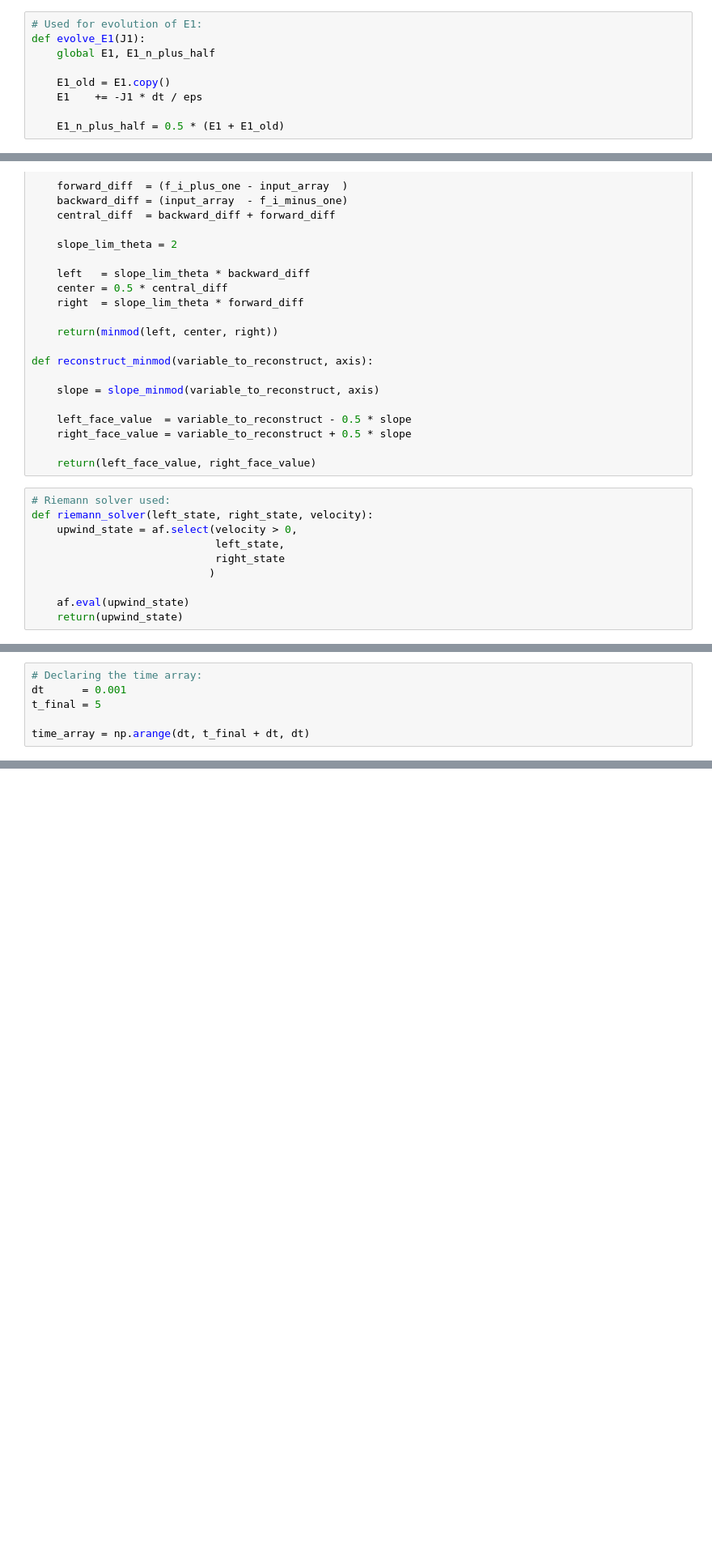
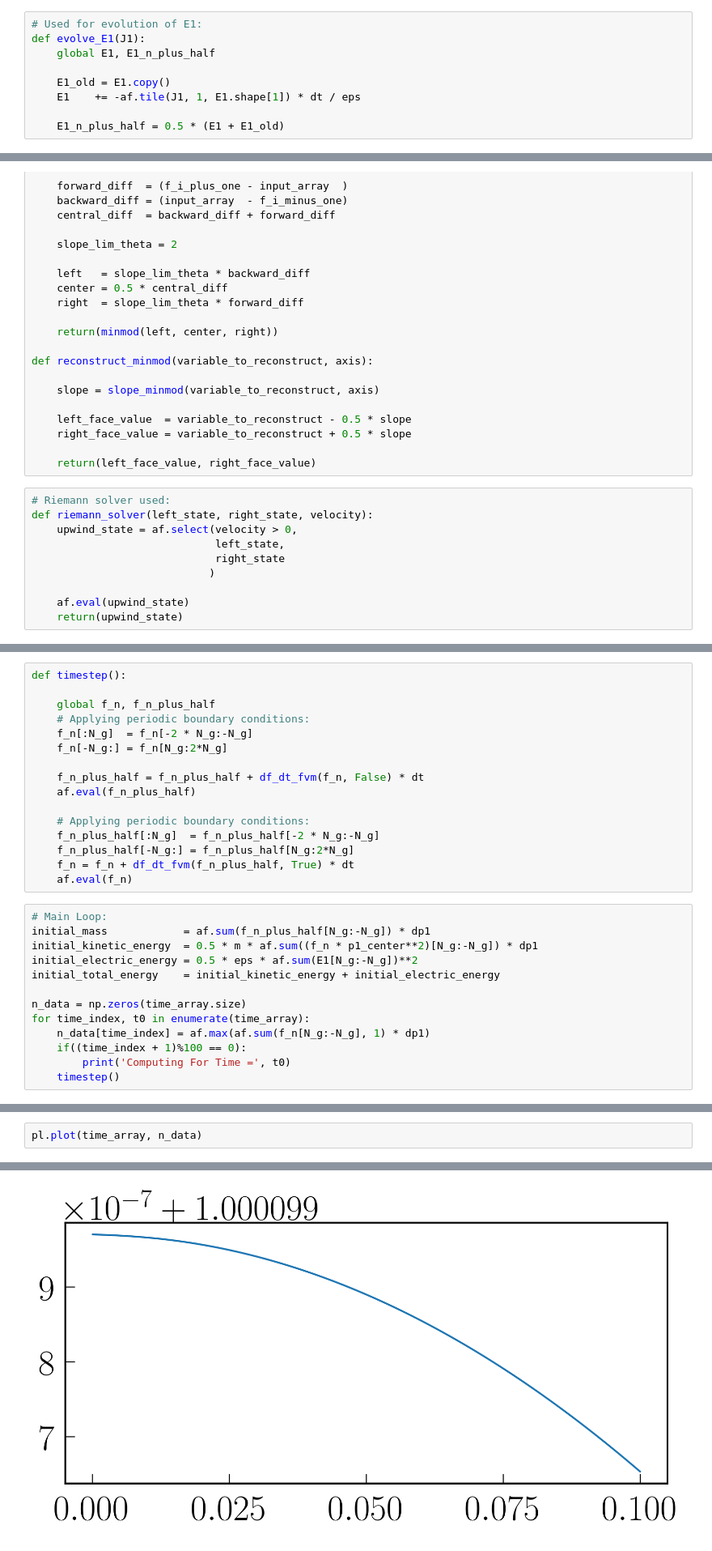
Before and after one commit to ShyamSS-95/Boltzmann_solver, a Jupyter notebook: example_problems/nonrelativistic_boltzmann/landau_damping/linear/energy_conserving_check/debug_energy_conserving.ipynb, the cells around one changed output, grey strips where cells are left out. Shown at 81% size. Drawn from its saved outputs; the diff is of its cells as text; blank space fills up the shorter version.

Commit message:
WIP changes made to the notebook; energy doesn't seem to be conserved currently

```diff
--- a/example_problems/nonrelativistic_boltzmann/landau_damping/linear/energy_conserving_check/debug_energy_conserving.ipynb
+++ b/example_problems/nonrelativistic_boltzmann/landau_damping/linear/energy_conserving_check/debug_energy_conserving.ipynb
@@ -81,7 +121,7 @@ def evolve_E1(J1):
     global E1, E1_n_plus_half
 
     E1_old = E1.copy()
-    E1    += -J1 * dt / eps
+    E1    += -af.tile(J1, 1, E1.shape[1]) * dt / eps
 
     E1_n_plus_half = 0.5 * (E1 + E1_old)
 # %%
@@ -250,6 +274,0 @@ def timestep(f_n, f_n_plus_half, dt):
-# %%
-# Declaring the time array:
-dt      = 0.001
-t_final = 5
-
-time_array = np.arange(dt, t_final + dt, dt)
@@ -257,0 +275,29 @@ time_array = np.arange(dt, t_final + dt, dt)
+# %%
+def timestep():
+
+    global f_n, f_n_plus_half
+    # Applying periodic boundary conditions:
+    f_n[:N_g]  = f_n[-2 * N_g:-N_g]
+    f_n[-N_g:] = f_n[N_g:2*N_g]
+
+    f_n_plus_half = f_n_plus_half + df_dt_fvm(f_n, False) * dt
+    af.eval(f_n_plus_half)
+
+    # Applying periodic boundary conditions:
+    f_n_plus_half[:N_g]  = f_n_plus_half[-2 * N_g:-N_g]
+    f_n_plus_half[-N_g:] = f_n_plus_half[N_g:2*N_g]
+    f_n = f_n + df_dt_fvm(f_n_plus_half, True) * dt
+    af.eval(f_n)
+# %%
+# Main Loop:
+initial_mass            = af.sum(f_n_plus_half[N_g:-N_g]) * dp1
+initial_kinetic_energy  = 0.5 * m * af.sum((f_n * p1_center**2)[N_g:-N_g]) * dp1
+initial_electric_energy = 0.5 * eps * af.sum(E1[N_g:-N_g])**2
+initial_total_energy    = initial_kinetic_energy + initial_electric_energy
+
+n_data = np.zeros(time_array.size)
+for time_index, t0 in enumerate(time_array):
+    n_data[time_index] = af.max(af.sum(f_n[N_g:-N_g], 1) * dp1)
+    if((time_index + 1)%100 == 0):
+        print('Computing For Time =', t0)
+    timestep()
@@ -257,0 +336,3 @@ time_array = np.arange(dt, t_final + dt, dt)
+# %%
+pl.plot(time_array, n_data)
+# %% [output]
@@ -257,0 +340 @@ time_array = np.arange(dt, t_final + dt, dt)
+[figure, added]
```
Also changed, not shown: parts of 13 cells of this notebook.
